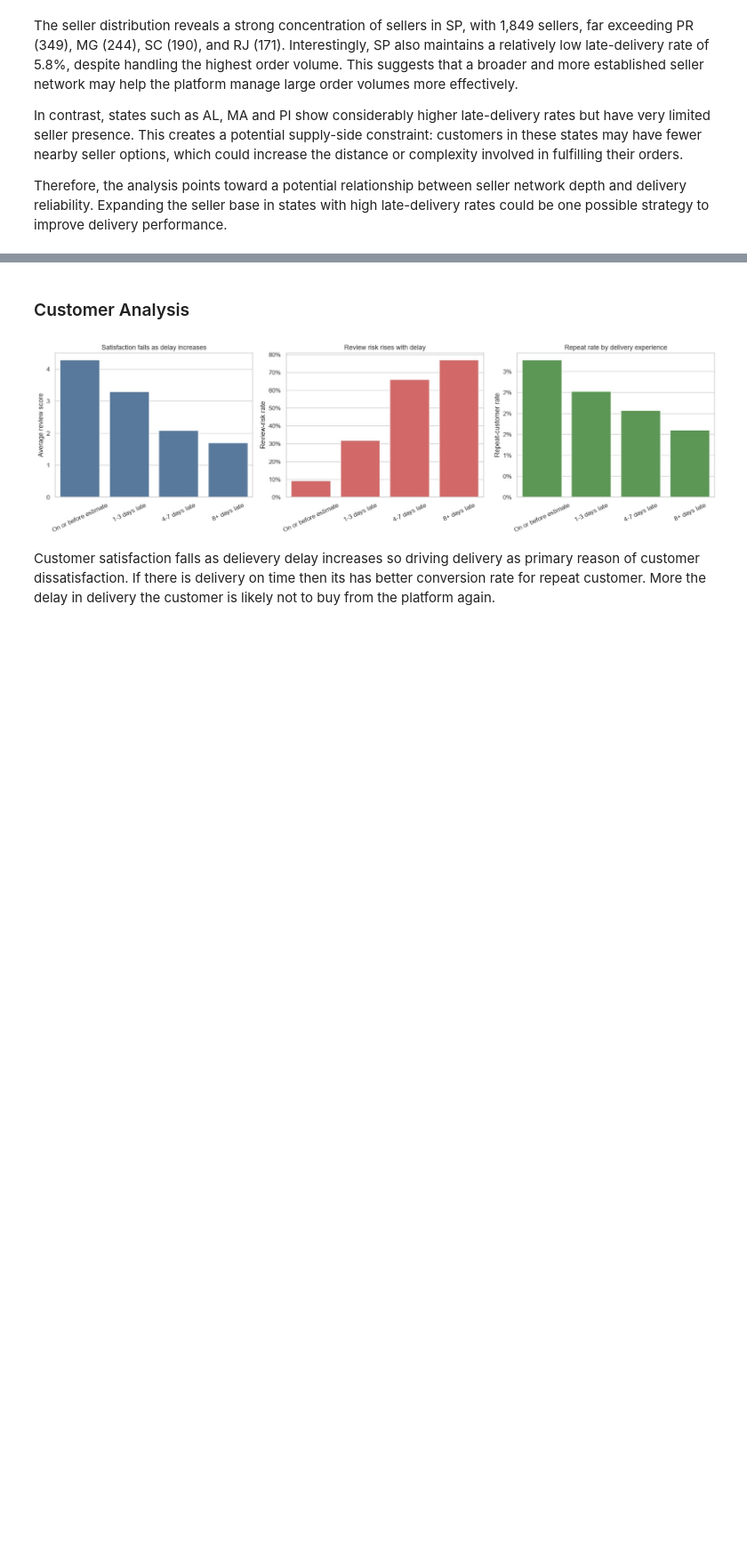
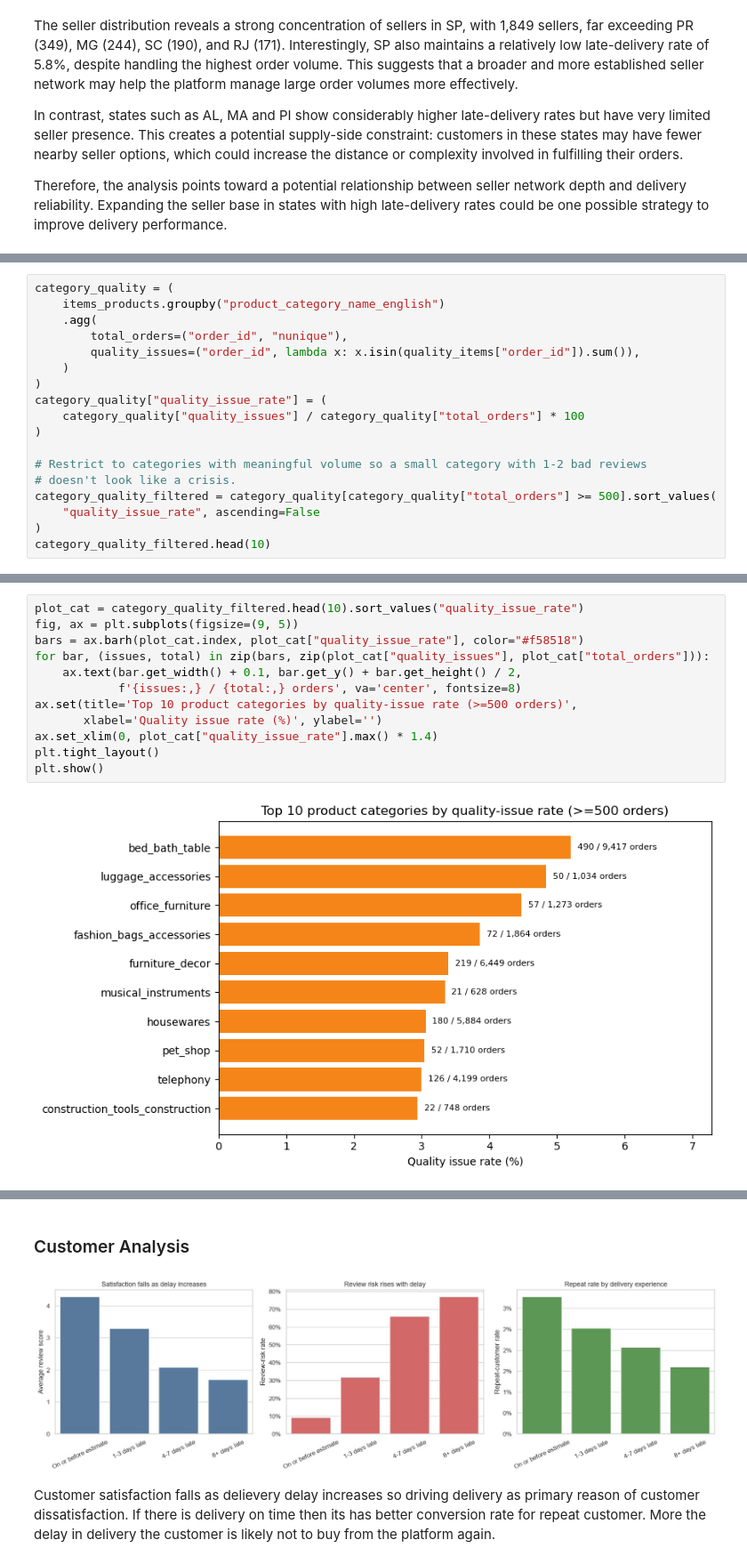
Before and after one commit to Hiteshpanghal900/ecommerce-visual-analytics, a Jupyter notebook: combined_eda.ipynb, the cells around one changed output, grey strips where cells are left out. Shown at 89% size. Saved outputs shown, nothing was run; the diff lists cells and outputs as text; blank space fills up the shorter version.

```diff
--- a/combined_eda.ipynb
+++ b/combined_eda.ipynb
@@ -222,0 +394,18 @@ The platform should prioritize high-risk sellers for quality audits, product-lev
+# %%
+category_quality = (
+    items_products.groupby("product_category_name_english")
+    .agg(
+        total_orders=("order_id", "nunique"),
+        quality_issues=("order_id", lambda x: x.isin(quality_items["order_id"]).sum()),
+    )
+)
+category_quality["quality_issue_rate"] = (
+    category_quality["quality_issues"] / category_quality["total_orders"] * 100
+)
+
+# Restrict to categories with meaningful volume so a small category with 1-2 bad reviews
+# doesn't look like a crisis.
+category_quality_filtered = category_quality[category_quality["total_orders"] >= 500].sort_values(
+    "quality_issue_rate", ascending=False
+)
+category_quality_filtered.head(10)
@@ -222,0 +425,14 @@ The platform should prioritize high-risk sellers for quality audits, product-lev
+# %%
+plot_cat = category_quality_filtered.head(10).sort_values("quality_issue_rate")
+fig, ax = plt.subplots(figsize=(9, 5))
+bars = ax.barh(plot_cat.index, plot_cat["quality_issue_rate"], color="#f58518")
+for bar, (issues, total) in zip(bars, zip(plot_cat["quality_issues"], plot_cat["total_orders"])):
+    ax.text(bar.get_width() + 0.1, bar.get_y() + bar.get_height() / 2,
+            f'{issues:,} / {total:,} orders', va='center', fontsize=8)
+ax.set(title='Top 10 product categories by quality-issue rate (>=500 orders)',
+       xlabel='Quality issue rate (%)', ylabel='')
+ax.set_xlim(0, plot_cat["quality_issue_rate"].max() * 1.4)
+plt.tight_layout()
+plt.show()
+# %% [output]
+[figure, added]
```
Also changed, not shown: parts of 26 cells of this notebook, 17 other files.
